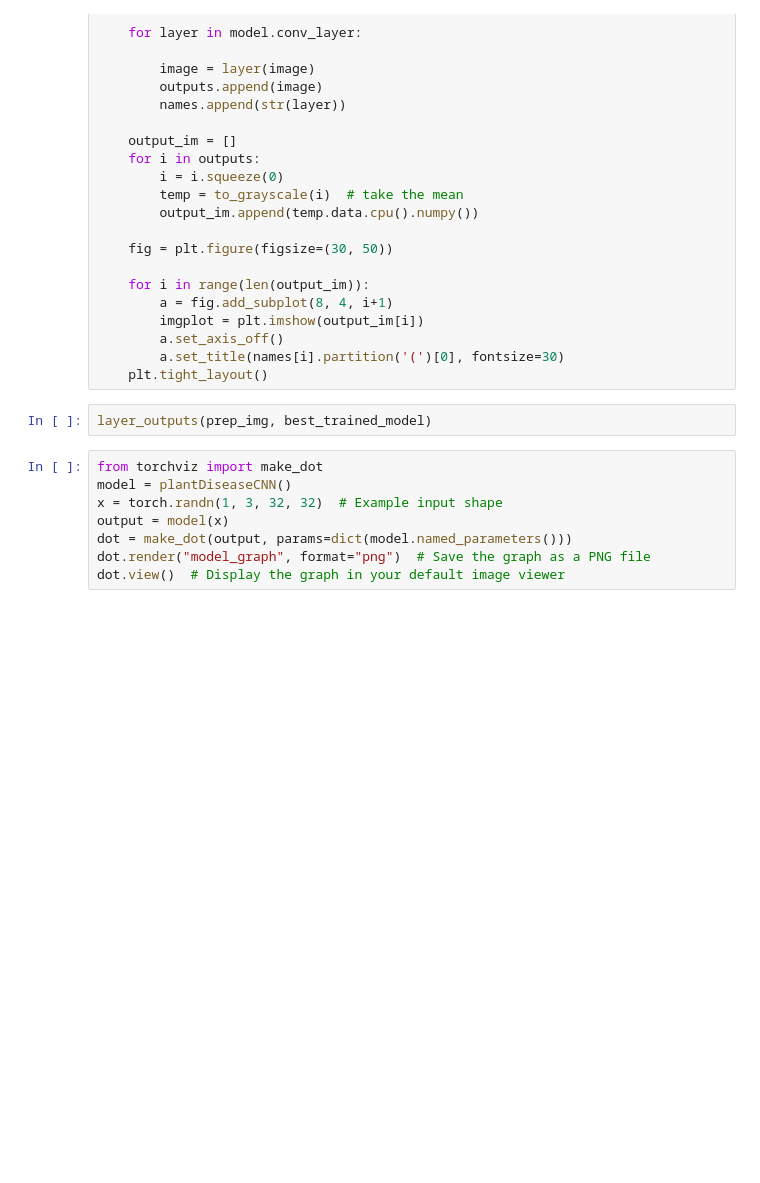
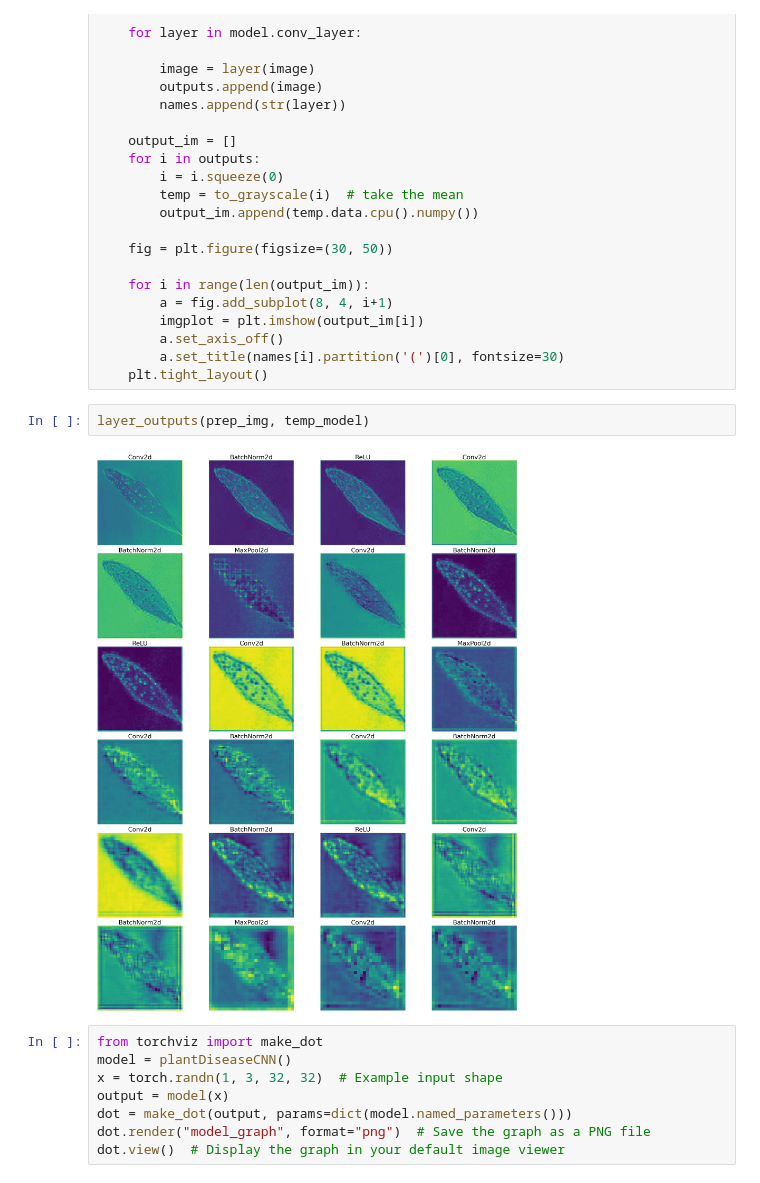
Before and after one commit to LeeBenyamin/Sherleaf-Holmes-project, a Jupyter notebook: plantDiseaseCNN.ipynb, the cells around one changed output. Cells and saved outputs as stored; diff of their text form; blank space fills up the shorter version.

```diff
--- a/plantDiseaseCNN.ipynb
+++ b/plantDiseaseCNN.ipynb
@@ -987,7 +996,9 @@ def layer_outputs(image, model):
         a.set_title(names[i].partition('(')[0], fontsize=30)
     plt.tight_layout()
 # %%
-layer_outputs(prep_img, best_trained_model)
+layer_outputs(prep_img, temp_model)
+# %% [output]
+[figure, added]
 # %%
 from torchviz import make_dot
 model = plantDiseaseCNN()
```
Also changed, not shown: parts of 1 cell of this notebook.
